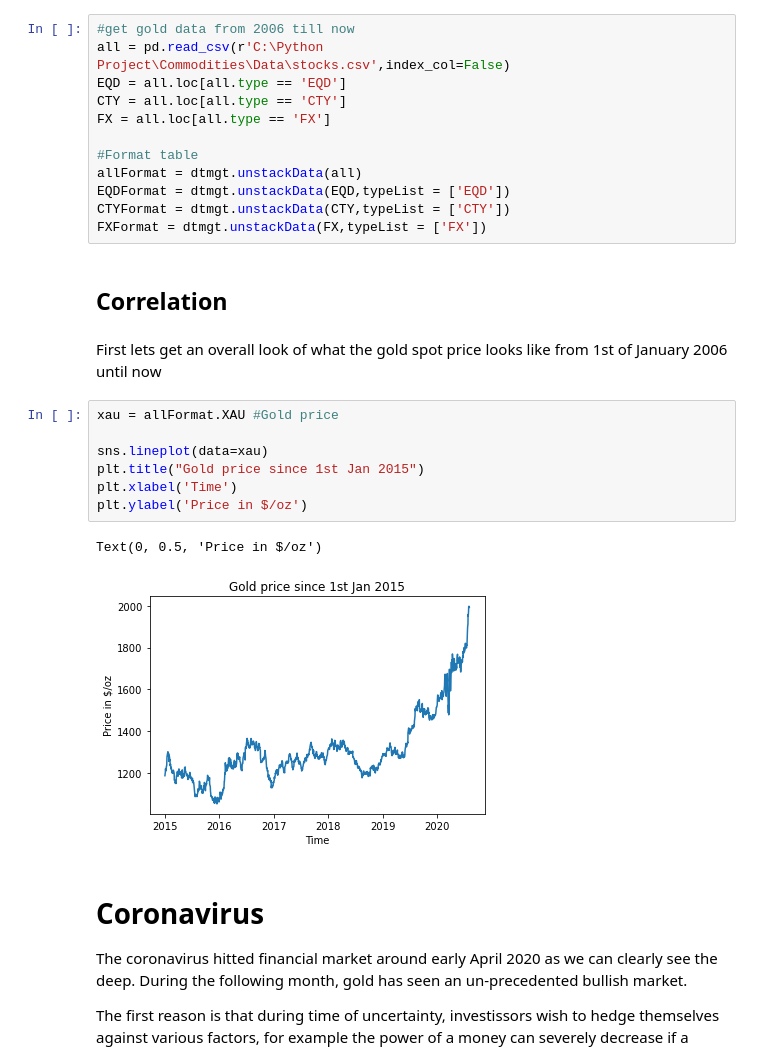
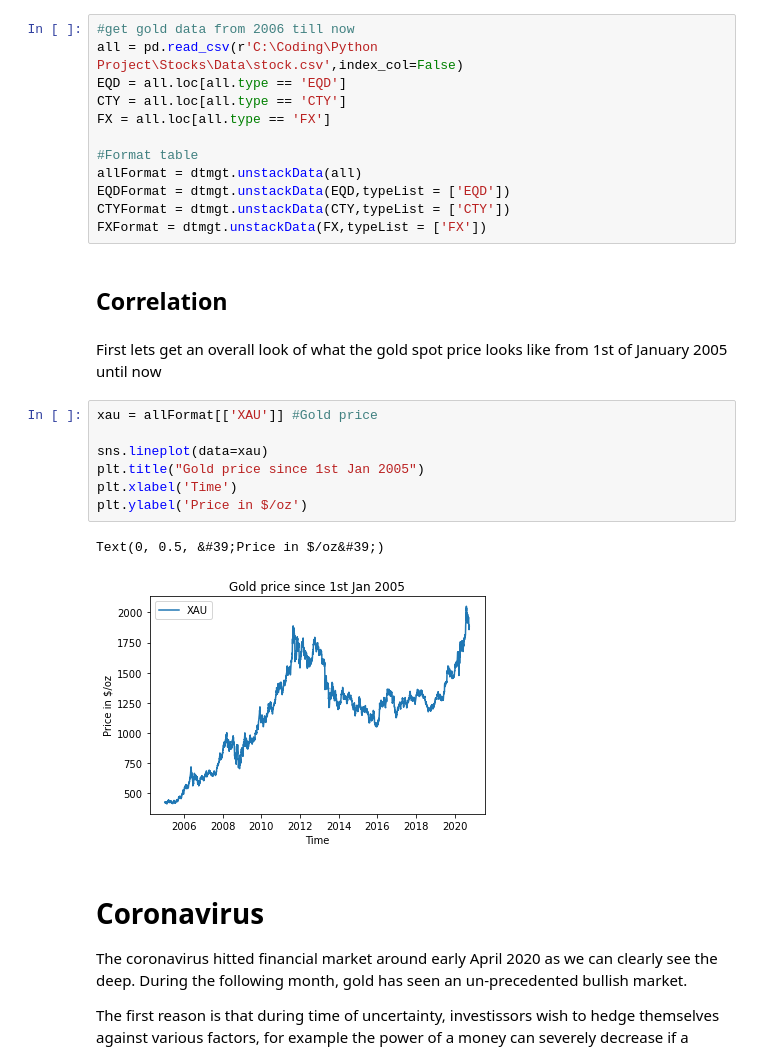
Before and after one commit to FranckNgN/Spot-prediction, a Jupyter notebook: report.ipynb, the cells around one changed output. Saved outputs shown, nothing was run; the diff lists cells and outputs as text.

```diff
--- a/report.ipynb
+++ b/report.ipynb
@@ -36,6 +39,6 @@ import seaborn as sns
 # %%
 #get gold data from 2006 till now
-all = pd.read_csv(r'C:\Python Project\Commodities\Data\stocks.csv',index_col=False)
+all = pd.read_csv(r'C:\Coding\Python Project\Stocks\Data\stock.csv',index_col=False)
 EQD = all.loc[all.type == 'EQD']
 CTY = all.loc[all.type == 'CTY']
 FX = all.loc[all.type == 'FX']
@@ -48,17 +51,17 @@ FXFormat = dtmgt.unstackData(FX,typeList = ['FX'])
 # %% [markdown]
 ## Correlation
 # %% [markdown]
-First lets get an overall look of what the gold spot price looks like from 1st of January 2006 until now
+First lets get an overall look of what the gold spot price looks like from 1st of January 2005 until now
 # %%
-xau = allFormat.XAU #Gold price
+xau = allFormat[['XAU']] #Gold price
 
 sns.lineplot(data=xau)
-plt.title("Gold price since 1st Jan 2015")
+plt.title("Gold price since 1st Jan 2005")
 plt.xlabel('Time')
 plt.ylabel('Price in $/oz')
 # %% [output]
-Text(0, 0.5, 'Price in $/oz')
+Text(0, 0.5, &#39;Price in $/oz&#39;)
-[figure, old version]
+[figure, new version]
 # %% [markdown]
 # Coronavirus
 The coronavirus hitted financial market around early April 2020 as we can clearly see the deep. During the following month, gold has seen an un-precedented bullish market.
```
Also changed, not shown: parts of 13 cells of this notebook.
